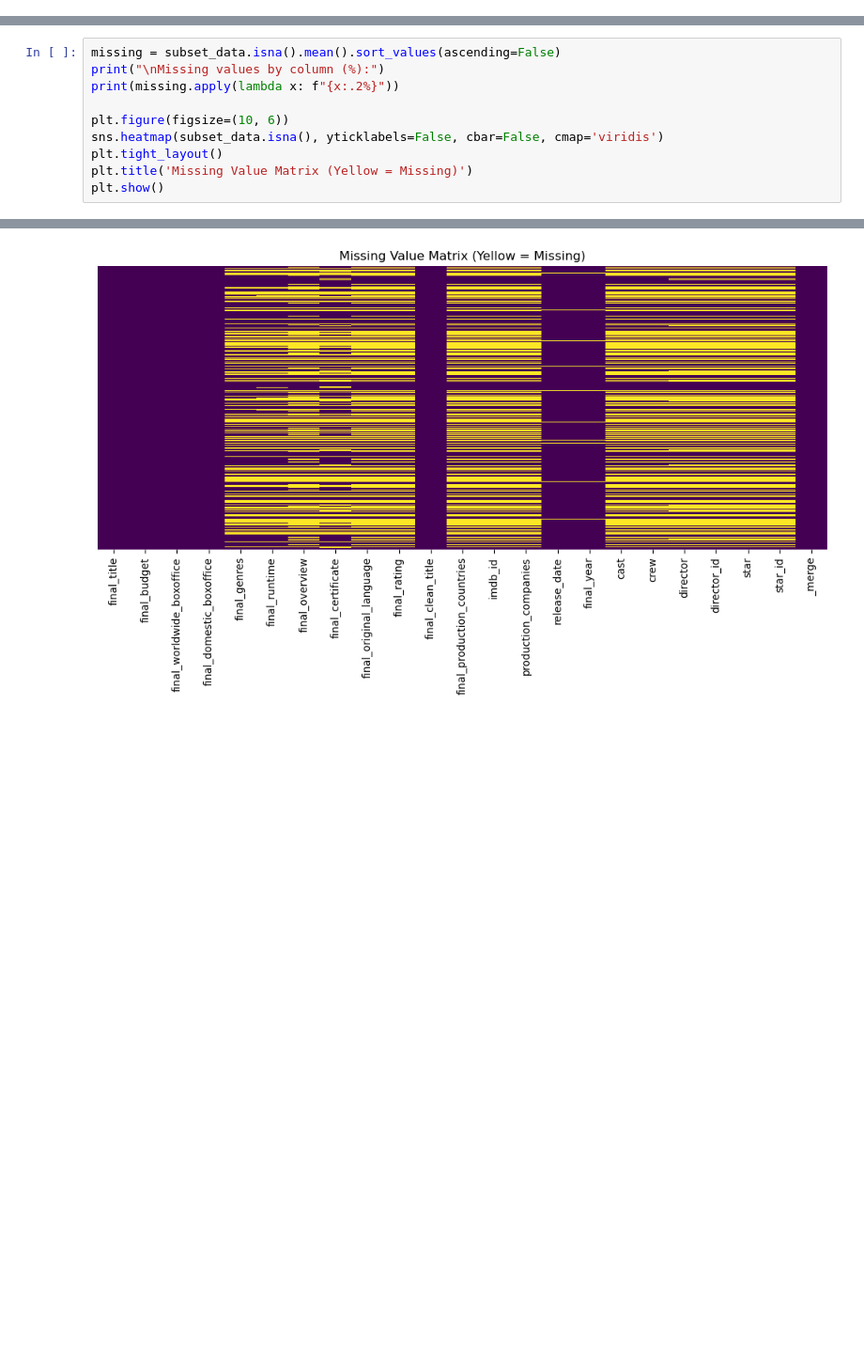
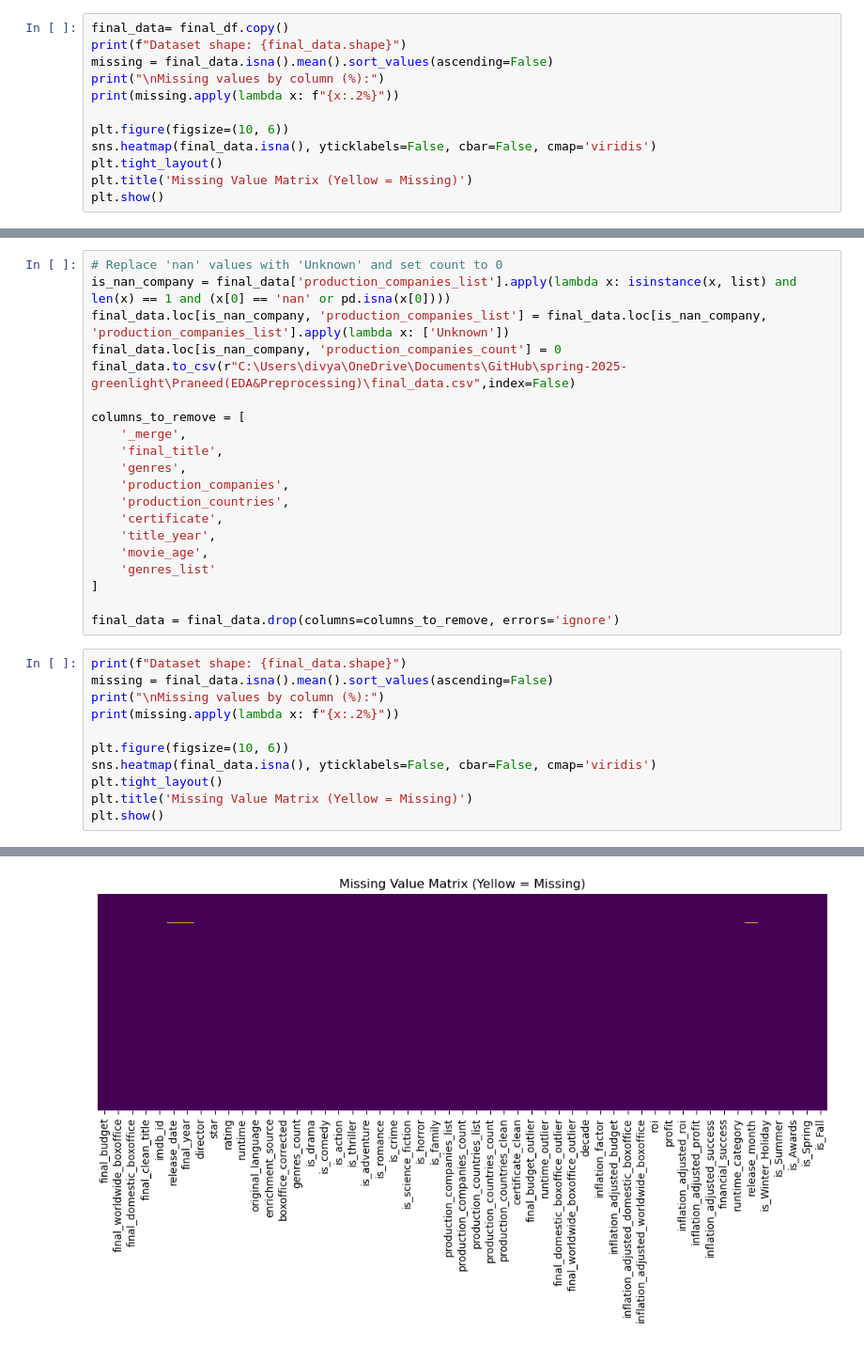
Before and after one commit to Divyantha369/spring-2025-greenlight, a Jupyter notebook: Praneed(EDA&Preprocessing)/pre_processsing.ipynb, the cells around one changed output, grey strips where cells are left out. Shown at 94% size. Saved outputs shown, nothing was run; the diff lists cells and outputs as text; blank space fills up the shorter version.

```diff
--- a/Praneed(EDA&Preprocessing)/pre_processsing.ipynb
+++ b/Praneed(EDA&Preprocessing)/pre_processsing.ipynb
@@ -33,0 +422,12 @@ Number of duplicate rows: 0 (0.00%)
+# %%
+final_data= final_df.copy()
+print(f"Dataset shape: {final_data.shape}")
+missing = final_data.isna().mean().sort_values(ascending=False)
+print("\nMissing values by column (%):")
+print(missing.apply(lambda x: f"{x:.2%}"))
+
+plt.figure(figsize=(10, 6))
+sns.heatmap(final_data.isna(), yticklabels=False, cbar=False, cmap='viridis')
+plt.tight_layout()
+plt.title('Missing Value Matrix (Yellow = Missing)')
+plt.show()
@@ -34,10 +451,31 @@ Number of duplicate rows: 0 (0.00%)
+# %%
+# Replace 'nan' values with 'Unknown' and set count to 0
+is_nan_company = final_data['production_companies_list'].apply(lambda x: isinstance(x, list) and len(x) == 1 and (x[0] == 'nan' or pd.isna(x[0])))
+final_data.loc[is_nan_company, 'production_companies_list'] = final_data.loc[is_nan_company, 'production_companies_list'].apply(lambda x: ['Unknown'])
+final_data.loc[is_nan_company, 'production_companies_count'] = 0
+final_data.to_csv(r"C:\Users\divya\OneDrive\Documents\GitHub\spring-2025-greenlight\Praneed(EDA&Preprocessing)\final_data.csv",index=False)
+
+columns_to_remove = [
+    '_merge',
+    'final_title',
+    'genres',
+    'production_companies',
+    'production_countries',
+    'certificate',
+    'title_year',
+    'movie_age',
+    'genres_list'
+]
+
+final_data = final_data.drop(columns=columns_to_remove, errors='ignore')
 # %%
-missing = subset_data.isna().mean().sort_values(ascending=False)
+print(f"Dataset shape: {final_data.shape}")
+missing = final_data.isna().mean().sort_values(ascending=False)
 print("\nMissing values by column (%):")
 print(missing.apply(lambda x: f"{x:.2%}"))
 
 plt.figure(figsize=(10, 6))
-sns.heatmap(subset_data.isna(), yticklabels=False, cbar=False, cmap='viridis')
+sns.heatmap(final_data.isna(), yticklabels=False, cbar=False, cmap='viridis')
 plt.tight_layout()
 plt.title('Missing Value Matrix (Yellow = Missing)')
 plt.show()
@@ -61,2 +499,2 @@ _merge                         0.00%
 dtype: object
-[figure, old version]
+[figure, new version]
```
Also changed, not shown: parts of 13 cells of this notebook, 11 other files.
